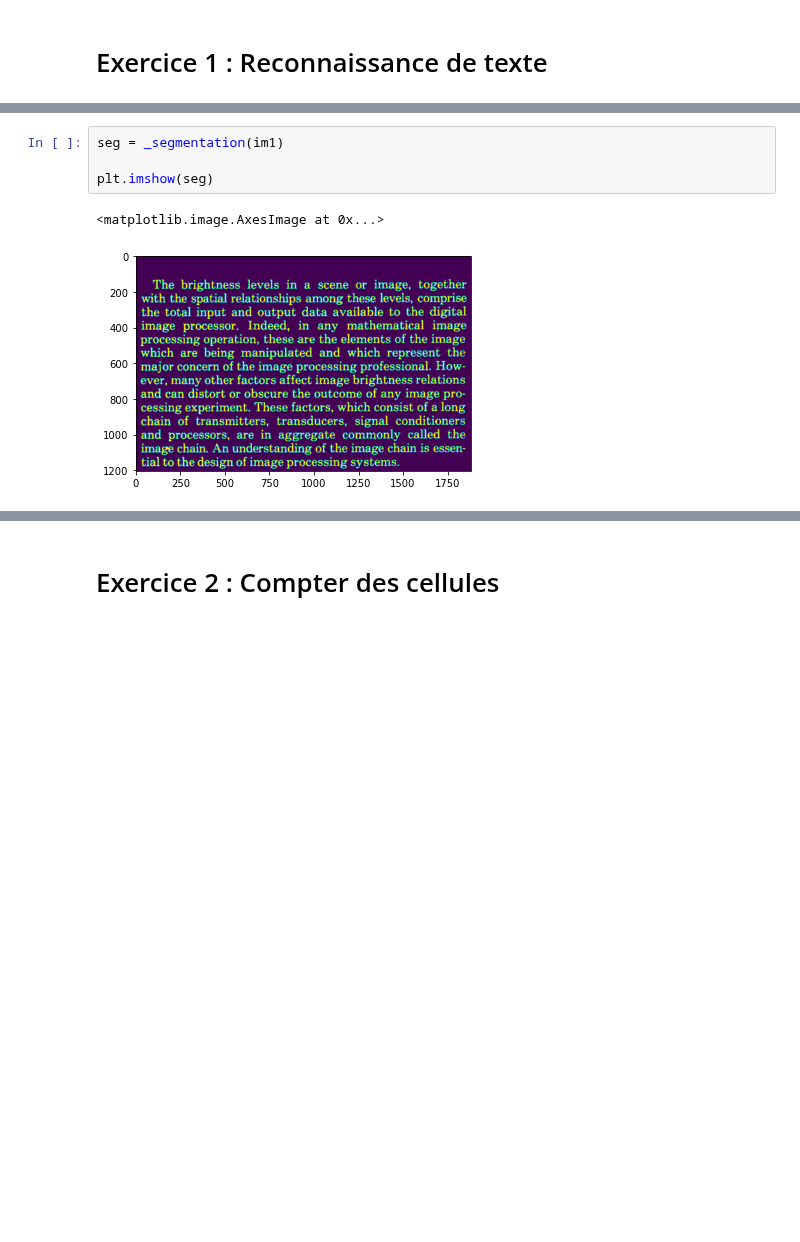
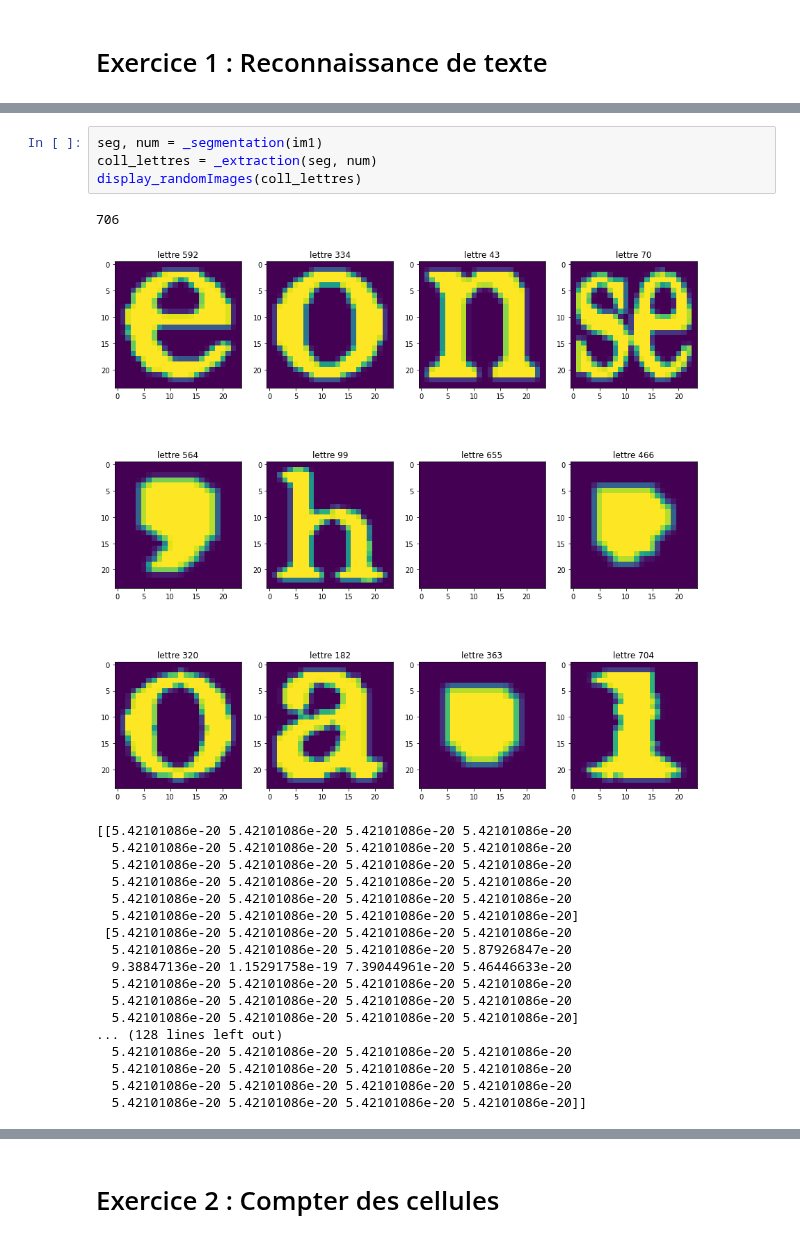
Before and after one commit to RaphaelJ-S/inf600f, a Jupyter notebook: tp/tp4/data/TP4-JACOB-SIMARD.ipynb, the cells around one changed output, grey strips where cells are left out. Saved outputs shown, nothing was run; the diff lists cells and outputs as text; blank space fills up the shorter version.

```diff
--- a/tp/tp4/data/TP4-JACOB-SIMARD.ipynb
+++ b/tp/tp4/data/TP4-JACOB-SIMARD.ipynb
@@ -83,7 +122,24 @@ def display_randomImages(coll_img : list[np.ndarray]):
 # %%
-seg = _segmentation(im1)
-
-plt.imshow(seg)
+seg, num = _segmentation(im1)
+coll_lettres = _extraction(seg, num)
+display_randomImages(coll_lettres)
 # %% [output]
-<matplotlib.image.AxesImage at 0x...>
+706
-[figure, old version]
+[figure, new version]
+[[5.42101086e-20 5.42101086e-20 5.42101086e-20 5.42101086e-20
+  5.42101086e-20 5.42101086e-20 5.42101086e-20 5.42101086e-20
+  5.42101086e-20 5.42101086e-20 5.42101086e-20 5.42101086e-20
+  5.42101086e-20 5.42101086e-20 5.42101086e-20 5.42101086e-20
+  5.42101086e-20 5.42101086e-20 5.42101086e-20 5.42101086e-20
+  5.42101086e-20 5.42101086e-20 5.42101086e-20 5.42101086e-20]
+ [5.42101086e-20 5.42101086e-20 5.42101086e-20 5.42101086e-20
+  5.42101086e-20 5.42101086e-20 5.42101086e-20 5.87926847e-20
+  9.38847136e-20 1.15291758e-19 7.39044961e-20 5.46446633e-20
+  5.42101086e-20 5.42101086e-20 5.42101086e-20 5.42101086e-20
+  5.42101086e-20 5.42101086e-20 5.42101086e-20 5.42101086e-20
+  5.42101086e-20 5.42101086e-20 5.42101086e-20 5.42101086e-20]
+... (128 lines left out)
+  5.42101086e-20 5.42101086e-20 5.42101086e-20 5.42101086e-20
+  5.42101086e-20 5.42101086e-20 5.42101086e-20 5.42101086e-20
+  5.42101086e-20 5.42101086e-20 5.42101086e-20 5.42101086e-20
+  5.42101086e-20 5.42101086e-20 5.42101086e-20 5.42101086e-20]]
```
Also changed, not shown: parts of 5 cells of this notebook.
